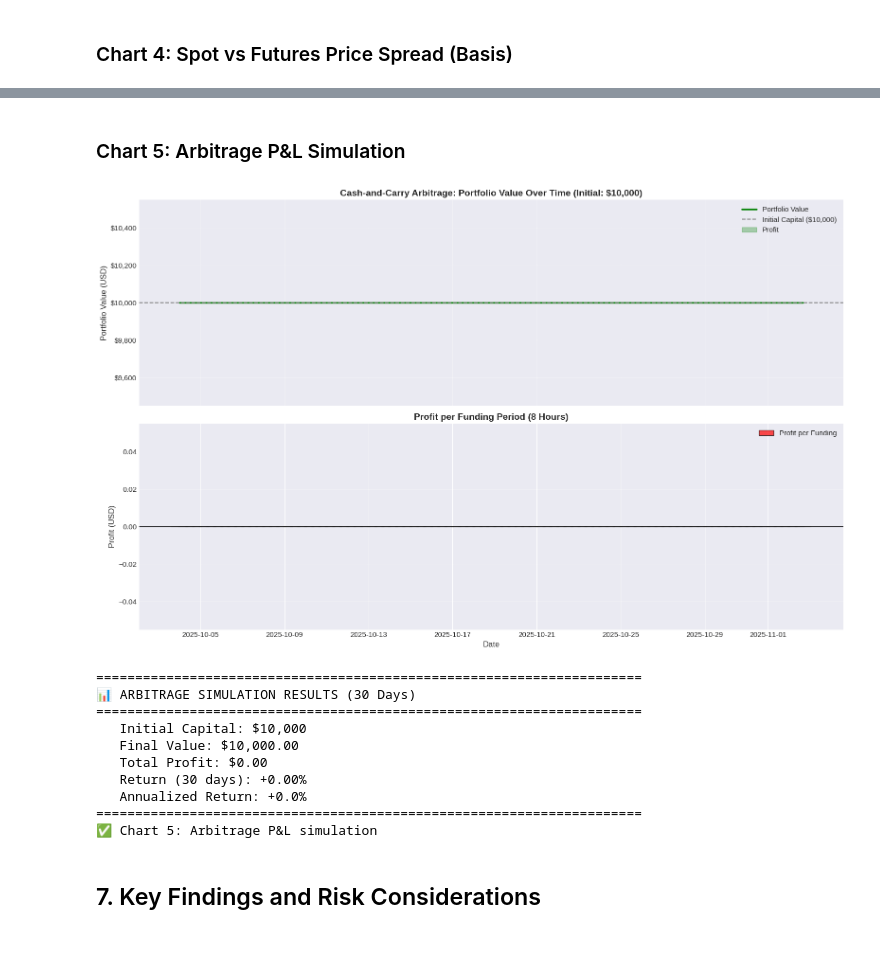
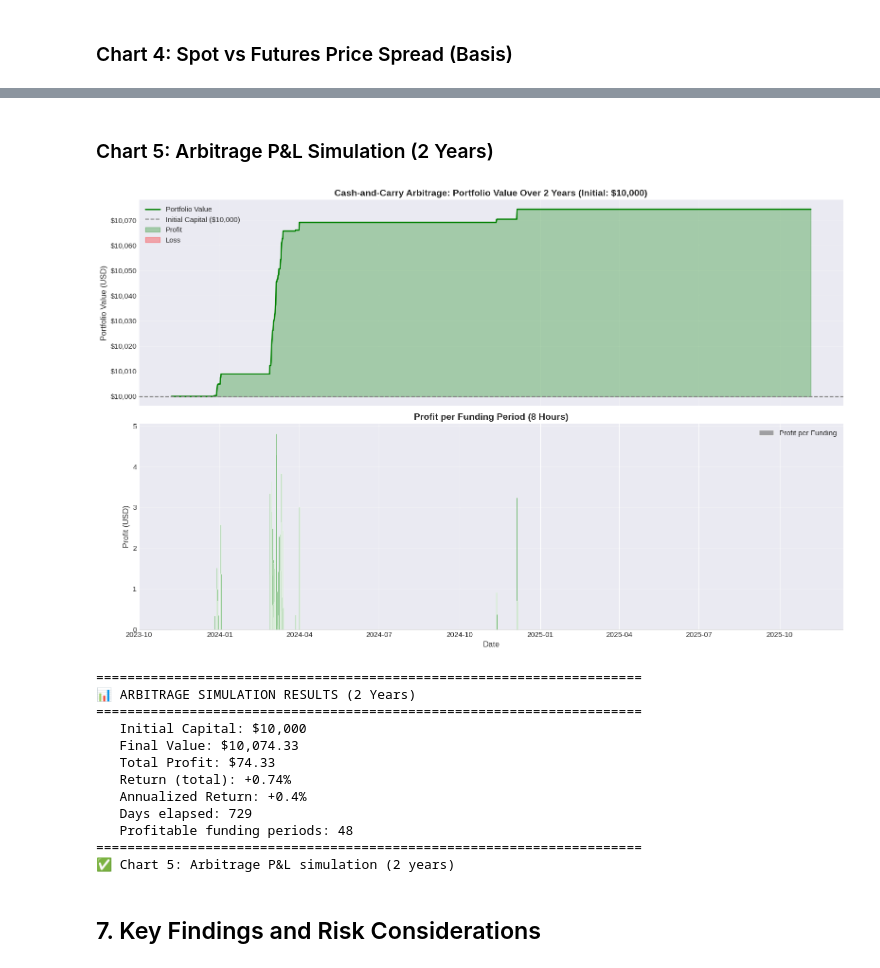
Before and after one commit to mselser95/QUANt, a Jupyter notebook: modulo-1/clase_3/Clase_3c_Funding_Rate_Arbitrage.ipynb, the cells around one changed output, grey strips where cells are left out. Saved outputs shown, nothing was run; the diff lists cells and outputs as text; code cells hidden in the pictures.

```diff
--- a/modulo-1/clase_3/Clase_3c_Funding_Rate_Arbitrage.ipynb
+++ b/modulo-1/clase_3/Clase_3c_Funding_Rate_Arbitrage.ipynb
@@ -683,7 +1066,7 @@ print("   • Cash-and-carry works best in persistent contango")
 # %% [markdown]
-### Chart 5: Arbitrage P&L Simulation
+### Chart 5: Arbitrage P&L Simulation (2 Years)
 # %%
-# Simulate arbitrage P&L over 30 days
+# Simulate arbitrage P&L over 2 years
 df_btc = df_history[df_history['symbol'] == 'BTCUSDT'].copy()
 
 # Starting capital
@@ -704,60 +1087,68 @@ df_btc['portfolio_value'] = initial_capital + df_btc['cumulative_profit']
 fig, (ax1, ax2) = plt.subplots(2, 1, figsize=(16, 10), sharex=True)
 
 # Portfolio value
-ax1.plot(df_btc['timestamp'], df_btc['portfolio_value'], color='green', linewidth=2.5, label='Portfolio Value')
+ax1.plot(df_btc['timestamp'], df_btc['portfolio_value'], color='green', linewidth=2, label='Portfolio Value')
 ax1.axhline(y=initial_capital, color='gray', linestyle='--', linewidth=1.5, label=f'Initial Capital (${initial_capital:,})')
 ax1.fill_between(df_btc['timestamp'], initial_capital, df_btc['portfolio_value'],
                  where=(df_btc['portfolio_value'] > initial_capital),
                  color='green', alpha=0.3, label='Profit')
-ax1.set_title(f'Cash-and-Carry Arbitrage: Portfolio Value Over Time (Initial: ${initial_capital:,})', fontsize=14, fontweight='bold')
+ax1.fill_between(df_btc['timestamp'], initial_capital, df_btc['portfolio_value'],
+                 where=(df_btc['portfolio_value'] <= initial_capital),
+                 color='red', alpha=0.3, label='Loss')
+ax1.set_title(f'Cash-and-Carry Arbitrage: Portfolio Value Over 2 Years (Initial: ${initial_capital:,})', fontsize=14, fontweight='bold')
 ax1.set_ylabel('Portfolio Value (USD)', fontsize=12)
 ax1.legend(loc='best')
 ax1.grid(True, alpha=0.3)
 ax1.yaxis.set_major_formatter(plt.FuncFormatter(lambda x, p: f'${x:,.0f}'))
 
 # Profit per funding period
 ax2.bar(df_btc['timestamp'], df_btc['profit_per_period'],
-        color=['green' if x > 0 else 'red' for x in df_btc['profit_per_period']],
-        alpha=0.7, edgecolor='black', label='Profit per Funding')
+        color=['green' if x > 0 else 'gray' for x in df_btc['profit_per_period']],
+        alpha=0.7, width=1, label='Profit per Funding')
 ax2.axhline(y=0, color='black', linestyle='-', linewidth=1)
 ax2.set_title('Profit per Funding Period (8 Hours)', fontsize=14, fontweight='bold')
 ax2.set_xlabel('Date', fontsize=12)
 ax2.set_ylabel('Profit (USD)', fontsize=12)
 ax2.legend(loc='best')
 ax2.grid(True, alpha=0.3, axis='y')
 
 plt.tight_layout()
 plt.show()
 
 # Calculate final results
 final_value = df_btc['portfolio_value'].iloc[-1]
 total_profit = df_btc['cumulative_profit'].iloc[-1]
 total_return = (final_value / initial_capital - 1) * 100
-annualized_return = total_return * (365 / 30)
+days_elapsed = (df_btc['timestamp'].iloc[-1] - df_btc['timestamp'].iloc[0]).days
+annualized_return = total_return * (365 / days_elapsed) if days_elapsed > 0 else 0
 
 print("\n" + "="*70)
-print("📊 ARBITRAGE SIMULATION RESULTS (30 Days)")
+print("📊 ARBITRAGE SIMULATION RESULTS (2 Years)")
 print("="*70)
 print(f"   Initial Capital: ${initial_capital:,}")
 print(f"   Final Value: ${final_value:,.2f}")
 print(f"   Total Profit: ${total_profit:,.2f}")
-print(f"   Return (30 days): {total_return:+.2f}%")
+print(f"   Return (total): {total_return:+.2f}%")
 print(f"   Annualized Return: {annualized_return:+.1f}%")
+print(f"   Days elapsed: {days_elapsed}")
+print(f"   Profitable funding periods: {(df_btc['profit_per_period'] > 0).sum()}")
 print("="*70)
 
-print("✅ Chart 5: Arbitrage P&L simulation")
+print("✅ Chart 5: Arbitrage P&L simulation (2 years)")
 # %% [output]
-[figure, old version]
+[figure, new version]
 ======================================================================
-📊 ARBITRAGE SIMULATION RESULTS (30 Days)
+📊 ARBITRAGE SIMULATION RESULTS (2 Years)
 ======================================================================
    Initial Capital: $10,000
-   Final Value: $10,000.00
-   Total Profit: $0.00
-   Return (30 days): +0.00%
-   Annualized Return: +0.0%
+   Final Value: $10,074.33
+   Total Profit: $74.33
+   Return (total): +0.74%
+   Annualized Return: +0.4%
+   Days elapsed: 729
+   Profitable funding periods: 48
 ======================================================================
-✅ Chart 5: Arbitrage P&L simulation
+✅ Chart 5: Arbitrage P&L simulation (2 years)
 # %% [markdown]
 ## 7. Key Findings and Risk Considerations
 # %%
```
Also changed, not shown: parts of 13 cells of this notebook, 3 other files.
